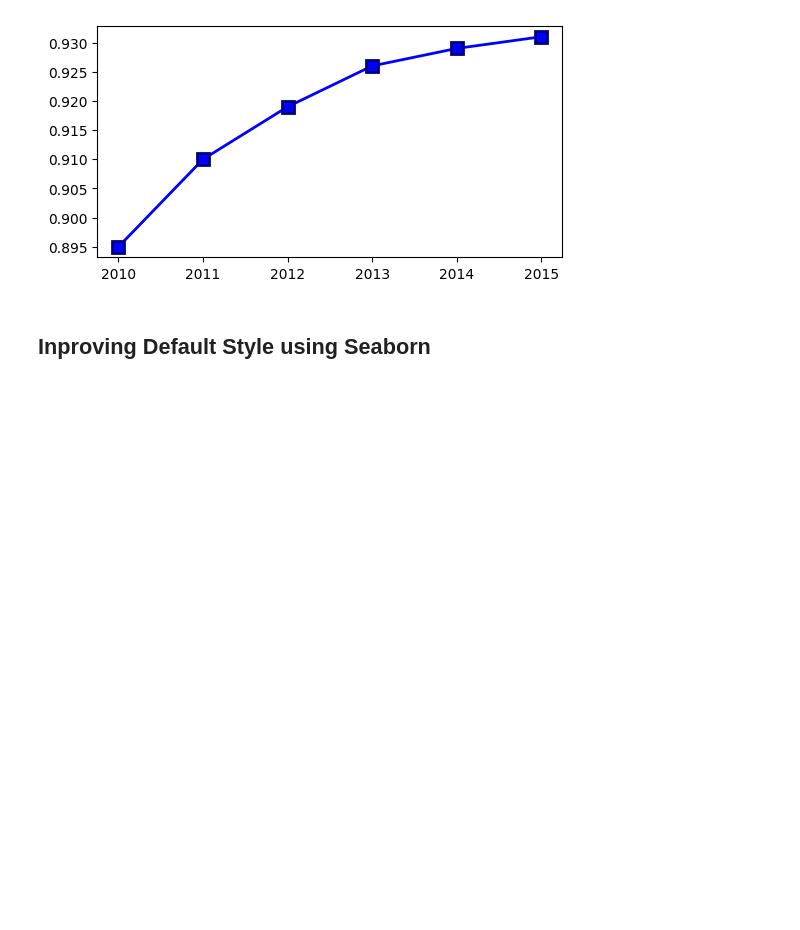
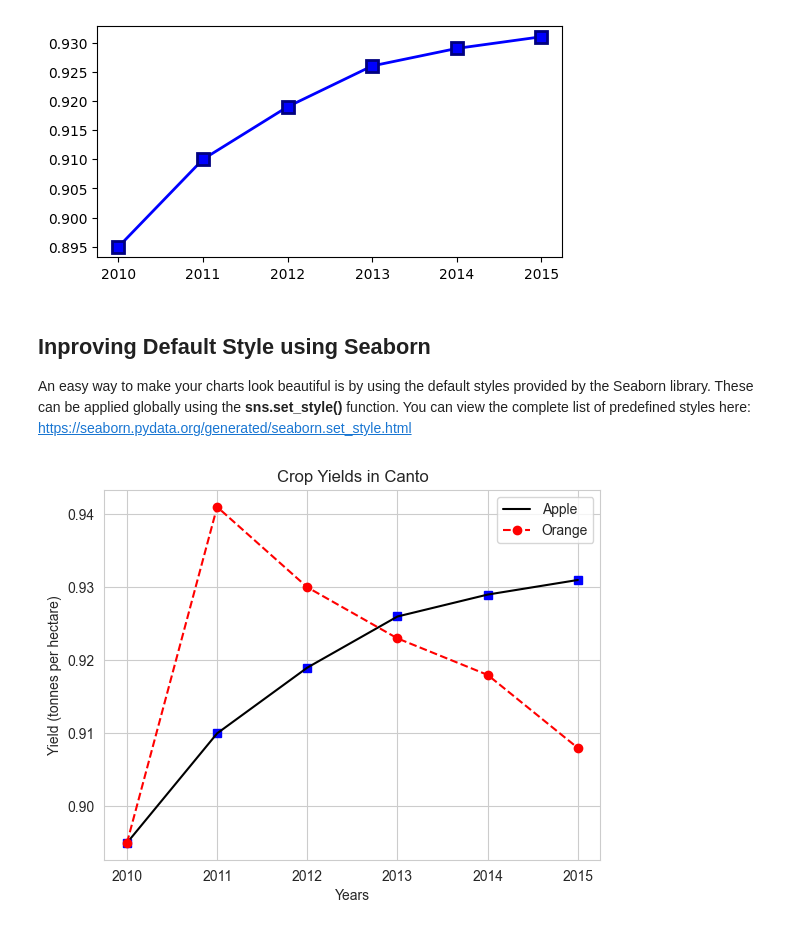
Before and after one commit to piyush-verma020/Data-Analysis, a Jupyter notebook: matplotlib_seaborn_(notes).ipynb, the cells around one changed output. Drawn from its saved outputs; the diff is of its cells as text; code cells hidden in the pictures; blank space fills up the shorter version.

```diff
--- a/matplotlib_seaborn_(notes).ipynb
+++ b/matplotlib_seaborn_(notes).ipynb
@@ -205,3 +205,23 @@ plt.show()
 [figure]
 # %% [markdown]
 ## Inproving Default Style using Seaborn
+
+An easy way to make your charts look beautiful is by using the default styles provided by the Seaborn library.
+These can be applied globally using the **sns.set_style()** function. You can view the complete list of predefined styles here: https://seaborn.pydata.org/generated/seaborn.set_style.html
+# %%
+sns.set_style('whitegrid')
+# %%
+plt.xlabel('Years')
+plt.ylabel('Yield (tonnes per hectare)')
+
+plt.title('Crop Yields in Canto')
+
+plt.plot(years, apple, 'sb')
+plt.plot(years, apple, ls='-', c='black', label='Apple')
+
+plt.plot(years, orange, 'o--r', label='Orange')
+
+plt.legend()
+plt.show()
+# %% [output]
+[figure, added]
```
Also changed, not shown: parts of 29 cells of this notebook.
